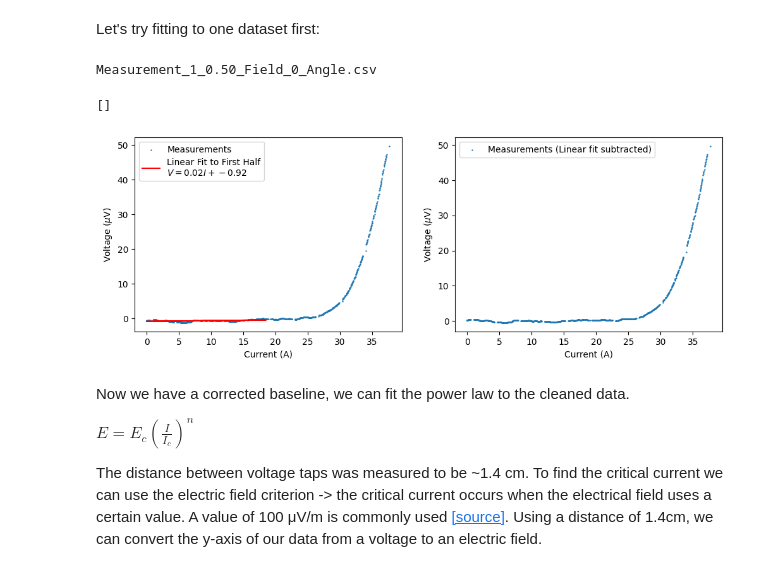
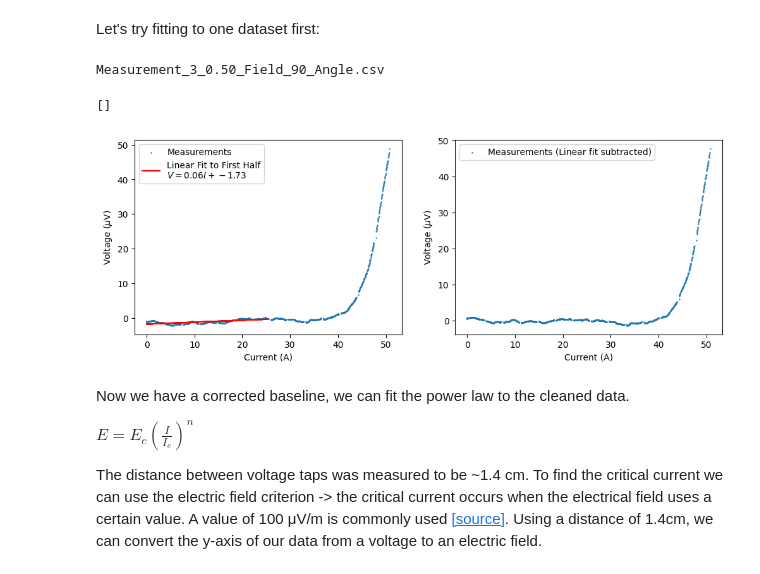
Before and after one commit to rcs19/jrn542_icy_durham, a Jupyter notebook: src/workbook.ipynb, the cells around one changed output. Cells and saved outputs as stored; diff of their text form; code cells hidden in the pictures.

```diff
--- a/src/workbook.ipynb
+++ b/src/workbook.ipynb
@@ -166,36 +166,36 @@ Because there's a linear increase before the critical current, we will first lin
 # %% [markdown]
 Let's try fitting to one dataset first:
 # %%
-filename = 'data/theta0/Measurement_1_0.50_Field_0_Angle.csv'
+filename = 'data/theta90/Measurement_3_0.50_Field_90_Angle.csv'
 df = pd.read_csv(filename, skiprows=11, names=['current_A','voltage_uV','time_s'], sep='\\s+')
 
 # Linear Fitting to half the data
 half = round(len(df)*0.5) # Finds the row index halfway through the data (usually around I = 18A)
 slope, intercept = linregress(df[:half]['current_A'], df[:half]['voltage_uV'])[0:2]
 linear_yvalues = df['current_A']*slope + intercept # The y-values of the linear fit extrapolated to the whole range of data that we will subtract from our data.
 
 xdata = df['current_A']
 ydata = df['voltage_uV']
 ydata_clean = df['voltage_uV'] - linear_yvalues
 
 print(filename.split('/')[-1])
 fig, ax = plt.subplots(1,2, figsize=(12,4))
 ax[0].scatter(xdata, ydata, s=0.5, label='Measurements')
 ax[0].plot(xdata[:half], linear_yvalues[:half], c='r', label=f'Linear Fit to First Half\n$V = {slope:.2f}I + {intercept:.2f}$')
 ax[0].set_xlabel('Current (A)')
 ax[0].set_ylabel('Voltage ($\\mu$V)')
 
 ax[1].scatter(xdata, ydata_clean, s=0.5, label='Measurements (Linear fit subtracted)')
 ax[1].set_xlabel('Current (A)')
 ax[1].set_ylabel('Voltage ($\\mu$V)')
 
 ax[0].legend()
 ax[1].legend()
 plt.plot()
 # %% [output]
-Measurement_1_0.50_Field_0_Angle.csv
+Measurement_3_0.50_Field_90_Angle.csv
 []
-[figure, old version]
+[figure, new version]
 # %% [markdown]
 Now we have a corrected baseline, we can fit the power law to the cleaned data.
 
```
Also changed, not shown: parts of 2 cells of this notebook, 1 other file.
